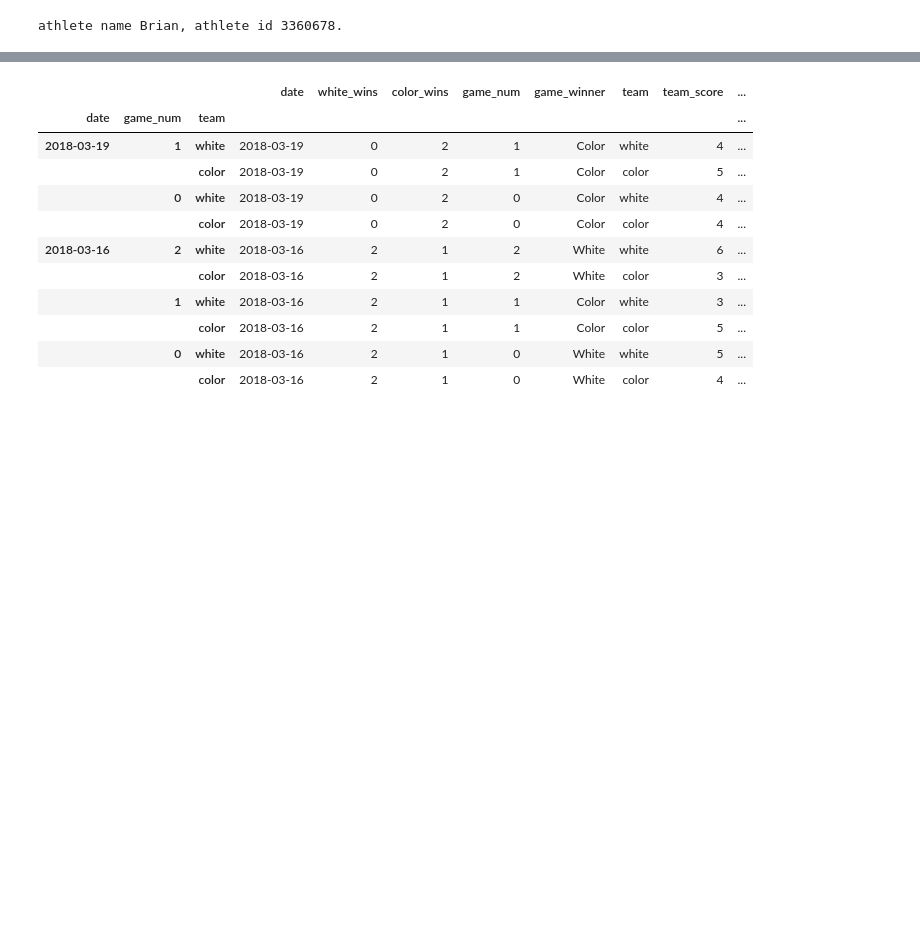
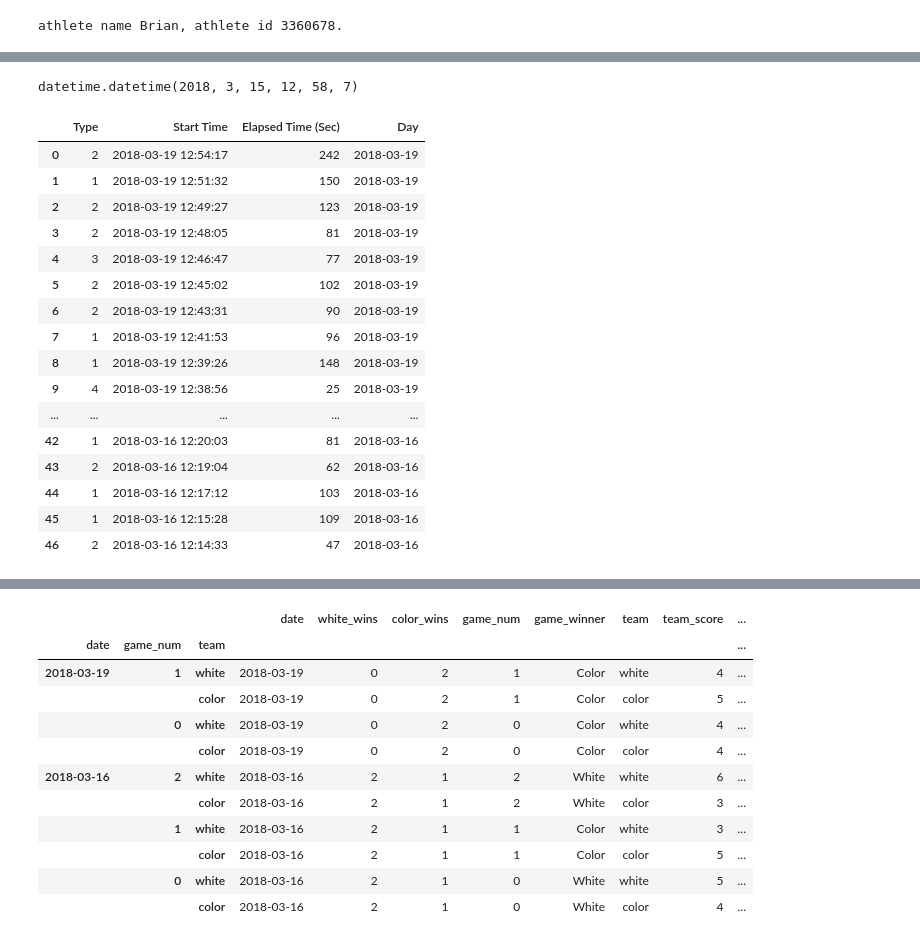
Before and after one commit to schoolie/strava_ultimate, a Jupyter notebook: strava_ultimate.ipynb, the cells around one changed output, grey strips where cells are left out. Drawn from its saved outputs; the diff is of its cells as text; code cells hidden in the pictures; blank space fills up the shorter version.

Commit message:
added write/read step for raw points, need to read team info from strava for dates

```diff
--- a/strava_ultimate.ipynb
+++ b/strava_ultimate.ipynb
@@ -211,0 +200,45 @@ for run in runs:
+# %%
+## Get last entry from Data Spreadsheet
+
+wks = sh.worksheet_by_title('game_summaries')
+
+dates_recorded = [datetime.strptime(d, '%Y-%m-%d') for d in wks.get_col(1) if d != '' and d != 'Date']
+lap_start_date = max(dates_recorded) + timedelta(days=1)
+# lap_start_date = dates_recorded[20]
+lap_start_date
+# from datetime import timedelta
+# lap_start_date = lap_start_date - timedelta(days=2)
+# %% [output]
+datetime.datetime(2018, 3, 15, 12, 58, 7)
+# %%
+wks = sh.worksheet_by_title('raw_points')
+col_names = wks.get_all_values()[1][0:3]
+
+val_lists = wks.get_all_values()[2:]
+val_lists = [v[0:3] for v in val_lists]
+processed_raw_points = pd.DataFrame(val_lists, columns=col_names)
+
+# Process
+processed_raw_points['Start Time'] = processed_raw_points['Start Time'].apply(lambda x: datetime.strptime(x, '%Y-%m-%d %H:%M:%S'))
+processed_raw_points['Day'] = processed_raw_points['Start Time'].apply(lambda x: datetime(year=x.year, month=x.month, day=x.day))
+
+processed_raw_points = processed_raw_points[processed_raw_points['Start Time'] > lap_start_date]
+processed_raw_points
+# %% [output]
+|  | Type | Start Time | Elapsed Time (Sec) | Day |
+| 0 | 2 | 2018-03-19 12:54:17 | 242 | 2018-03-19 |
+| 1 | 1 | 2018-03-19 12:51:32 | 150 | 2018-03-19 |
+| 2 | 2 | 2018-03-19 12:49:27 | 123 | 2018-03-19 |
+| 3 | 2 | 2018-03-19 12:48:05 | 81 | 2018-03-19 |
+| 4 | 3 | 2018-03-19 12:46:47 | 77 | 2018-03-19 |
+| 5 | 2 | 2018-03-19 12:45:02 | 102 | 2018-03-19 |
+| 6 | 2 | 2018-03-19 12:43:31 | 90 | 2018-03-19 |
+| 7 | 1 | 2018-03-19 12:41:53 | 96 | 2018-03-19 |
+| 8 | 1 | 2018-03-19 12:39:26 | 148 | 2018-03-19 |
+| 9 | 4 | 2018-03-19 12:38:56 | 25 | 2018-03-19 |
+| ... | ... | ... | ... | ... |
+| 42 | 1 | 2018-03-16 12:20:03 | 81 | 2018-03-16 |
+| 43 | 2 | 2018-03-16 12:19:04 | 62 | 2018-03-16 |
+| 44 | 1 | 2018-03-16 12:17:12 | 103 | 2018-03-16 |
+| 45 | 1 | 2018-03-16 12:15:28 | 109 | 2018-03-16 |
+| 46 | 2 | 2018-03-16 12:14:33 | 47 | 2018-03-16 |
```
Also changed, not shown: parts of 6 cells of this notebook.
